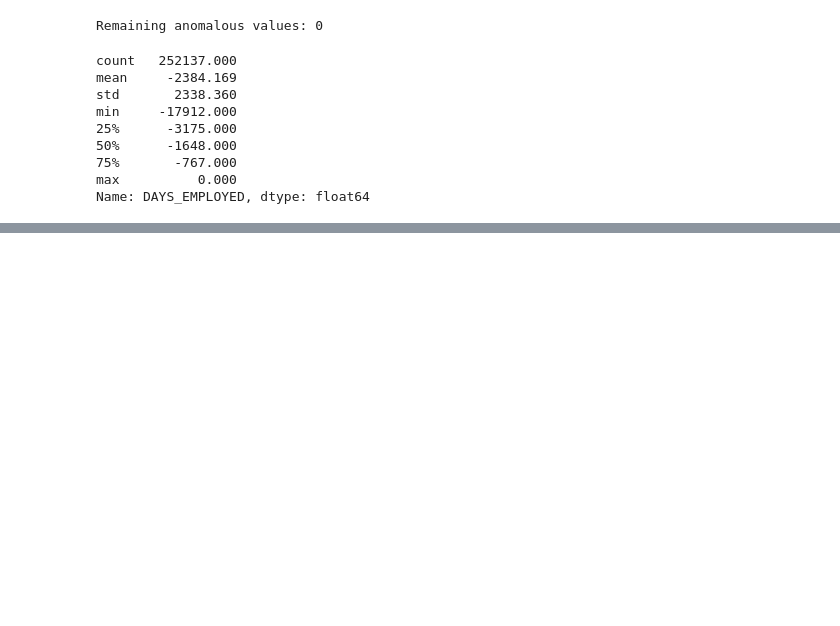
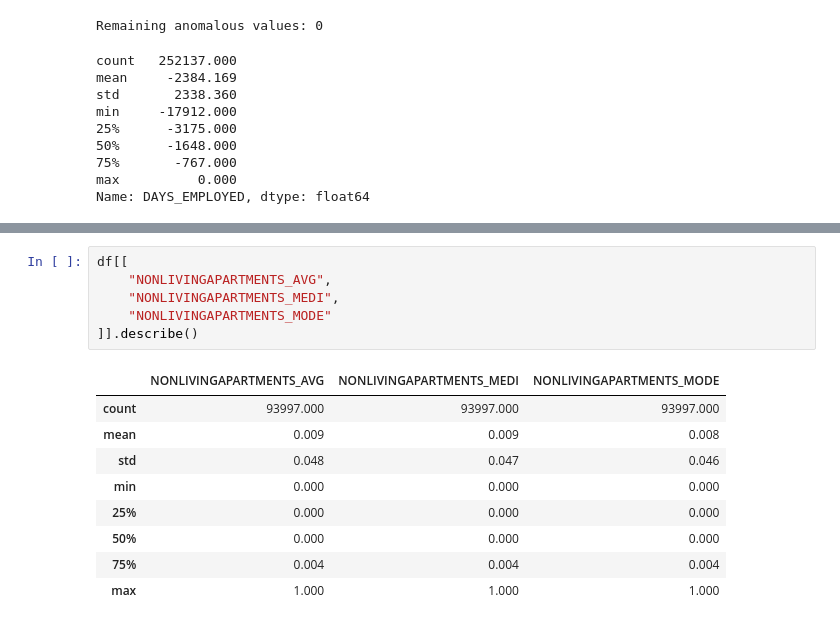
Before and after one commit to Swarnim-Singh-byte/LoanLens, a Jupyter notebook: notebooks/02_data_cleaning.ipynb, the cells around one changed output, grey strips where cells are left out. Drawn from its saved outputs; the diff is of its cells as text; blank space fills up the shorter version.

```diff
--- a/notebooks/02_data_cleaning.ipynb
+++ b/notebooks/02_data_cleaning.ipynb
@@ -109,0 +225,16 @@ Over here when we used describe we found the employee day had exceptionally high
+# %%
+df[[
+    "NONLIVINGAPARTMENTS_AVG",
+    "NONLIVINGAPARTMENTS_MEDI",
+    "NONLIVINGAPARTMENTS_MODE"
+]].describe()
+# %% [output]
+|  | NONLIVINGAPARTMENTS_AVG | NONLIVINGAPARTMENTS_MEDI | NONLIVINGAPARTMENTS_MODE |
+| count | 93997.000 | 93997.000 | 93997.000 |
+| mean | 0.009 | 0.009 | 0.008 |
+| std | 0.048 | 0.047 | 0.046 |
+| min | 0.000 | 0.000 | 0.000 |
+| 25% | 0.000 | 0.000 | 0.000 |
+| 50% | 0.000 | 0.000 | 0.000 |
+| 75% | 0.004 | 0.004 | 0.004 |
+| max | 1.000 | 1.000 | 1.000 |
```
Also changed, not shown: parts of 23 cells of this notebook.
